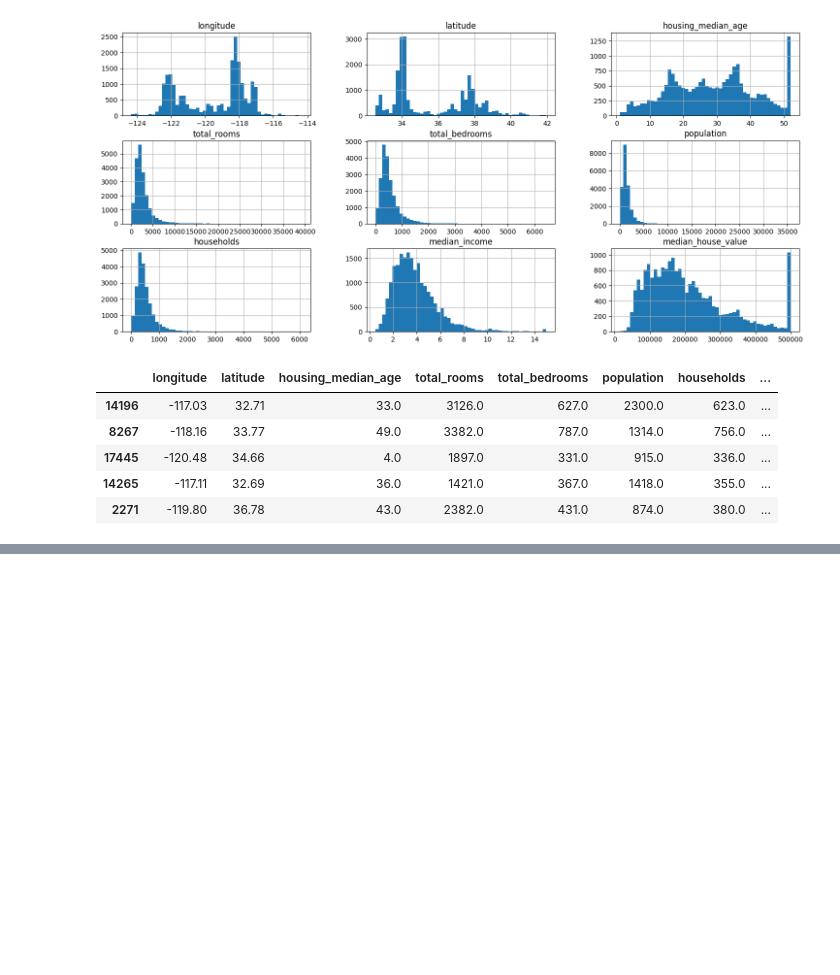
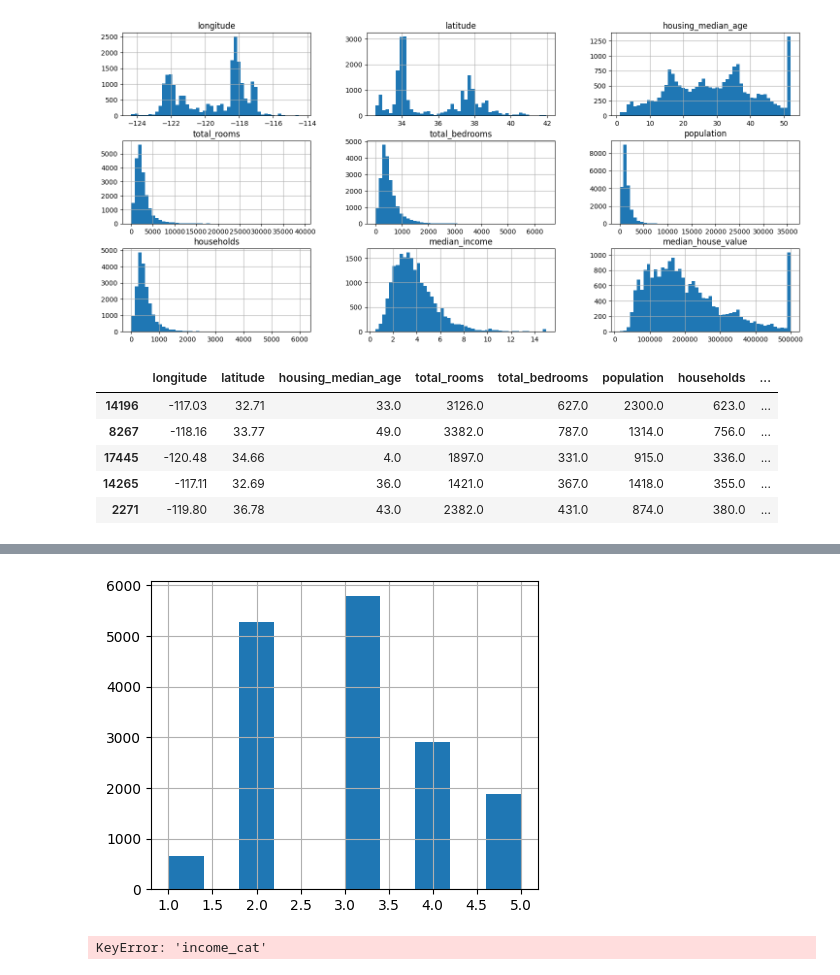
Before and after one commit to ulubeykhuja/mohir_dev_lessons, a Jupyter notebook: 5_modul.ipynb, the cells around one changed output, grey strips where cells are left out. Drawn from its saved outputs; the diff is of its cells as text; code cells hidden in the pictures; blank space fills up the shorter version.

```diff
--- a/5_modul.ipynb
+++ b/5_modul.ipynb
@@ -80,0 +136,8 @@ train_set.head()
+# %%
+# kategoriya bo'yicha bo'lish
+from sklearn.model_selection import StratifiedShuffleSplit
+stratified_split = StratifiedShuffleSplit(n_splits=1, test_size=0.2, random_state=42)
+# alohida tsikl yordamida bo'linadi
+for train_index, test_index in stratified_split.split(df, df['income_cat']):
+    strat_train_set = df.loc[train_index]
+    strat_test_set = df.loc[test_index]
@@ -80,0 +165,10 @@ train_set.head()
+# %%
+strat_train_set['income_cat'].hist(figsize=(5,4))
+plt.show()
+# %% [output]
+[figure, added]
+# %%
+strat_train_set['income_cat'].hist(figsize=(5,4))
+plt.show()
+# %% [output]
+KeyError: 'income_cat'
```
Also changed, not shown: parts of 14 cells of this notebook.
